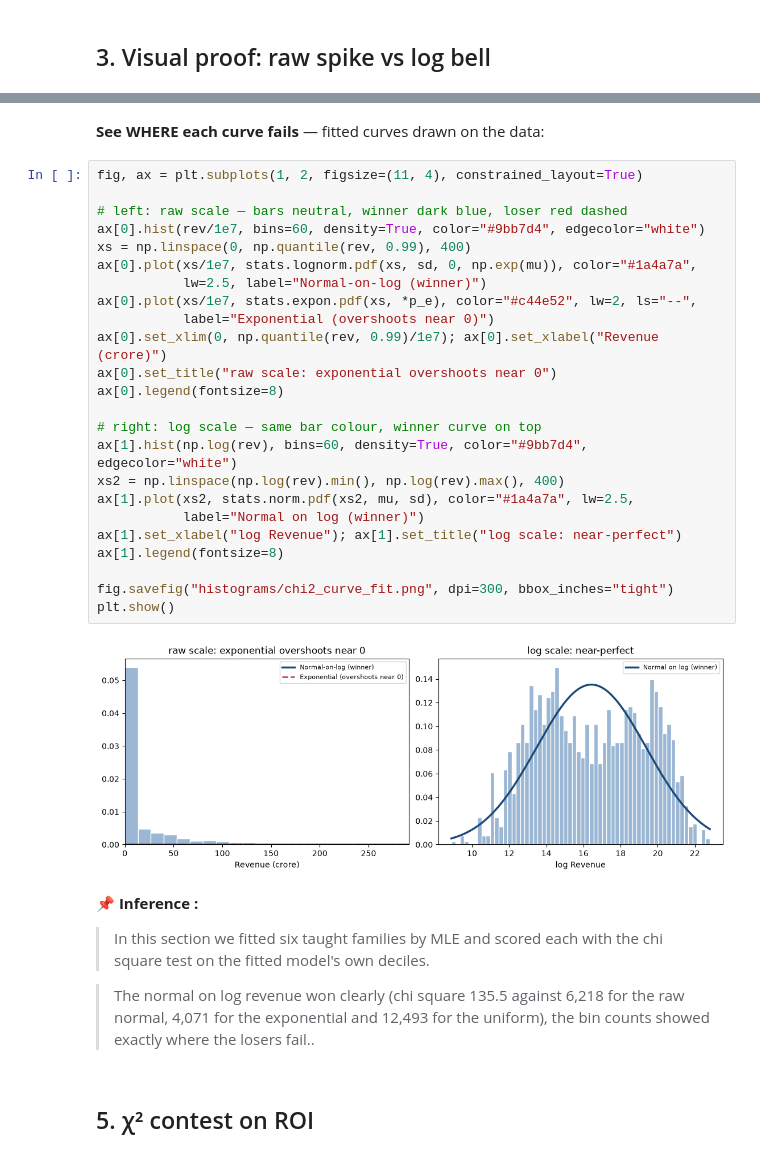
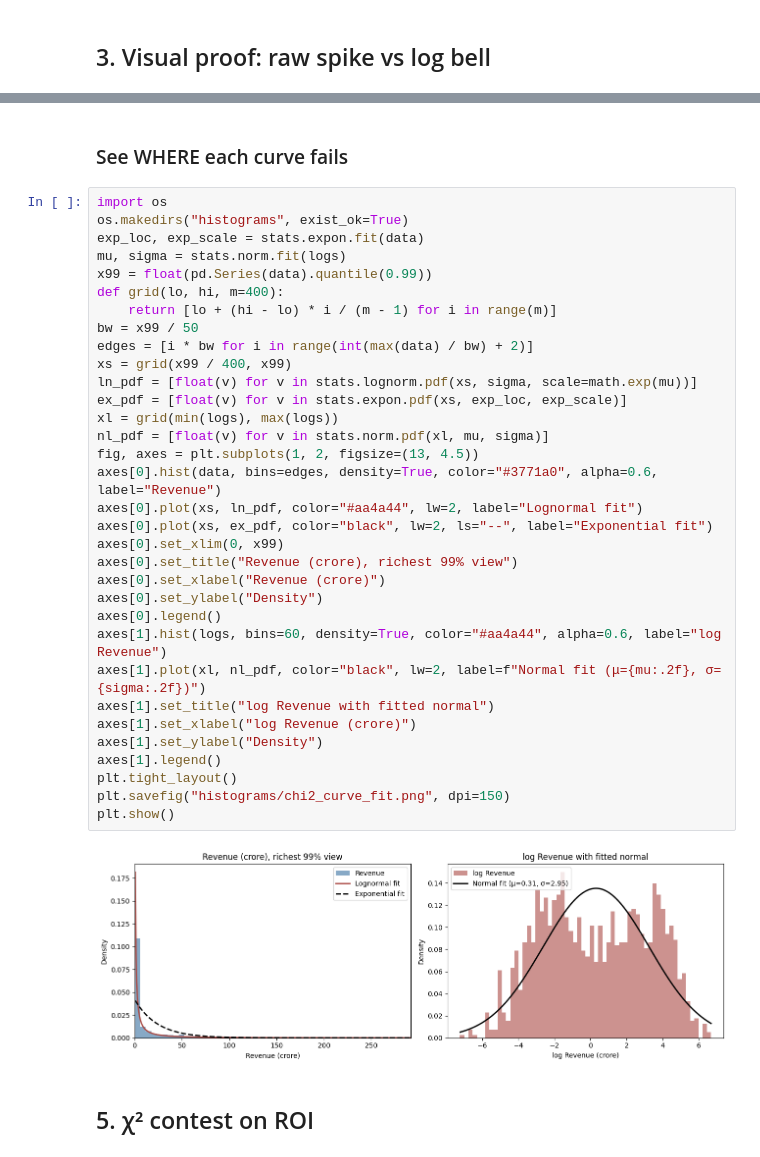
Before and after one commit to Chaos0Speed/IndianMovies, a Jupyter notebook: 3.DistributionFitting.ipynb, the cells around one changed output, grey strips where cells are left out. Cells and saved outputs as stored; diff of their text form.

```diff
--- a/3.DistributionFitting.ipynb
+++ b/3.DistributionFitting.ipynb
@@ -99,35 +117,39 @@ fitted dials: t df = 0.28 | chi2 df = 0.5
 # %% [markdown]
-**See WHERE each curve fails** — fitted curves drawn on the data:
+### See WHERE each curve fails
-# %%
-fig, ax = plt.subplots(1, 2, figsize=(11, 4), constrained_layout=True)
-
-# left: raw scale — bars neutral, winner dark blue, loser red dashed
-ax[0].hist(rev/1e7, bins=60, density=True, color="#9bb7d4", edgecolor="white")
-xs = np.linspace(0, np.quantile(rev, 0.99), 400)
-ax[0].plot(xs/1e7, stats.lognorm.pdf(xs, sd, 0, np.exp(mu)), color="#1a4a7a",
-           lw=2.5, label="Normal-on-log (winner)")
-ax[0].plot(xs/1e7, stats.expon.pdf(xs, *p_e), color="#c44e52", lw=2, ls="--",
-           label="Exponential (overshoots near 0)")
-ax[0].set_xlim(0, np.quantile(rev, 0.99)/1e7); ax[0].set_xlabel("Revenue (crore)")
-ax[0].set_title("raw scale: exponential overshoots near 0")
-ax[0].legend(fontsize=8)
-
-# right: log scale — same bar colour, winner curve on top
-ax[1].hist(np.log(rev), bins=60, density=True, color="#9bb7d4", edgecolor="white")
-xs2 = np.linspace(np.log(rev).min(), np.log(rev).max(), 400)
-ax[1].plot(xs2, stats.norm.pdf(xs2, mu, sd), color="#1a4a7a", lw=2.5,
-           label="Normal on log (winner)")
-ax[1].set_xlabel("log Revenue"); ax[1].set_title("log scale: near-perfect")
-ax[1].legend(fontsize=8)
-
-fig.savefig("histograms/chi2_curve_fit.png", dpi=300, bbox_inches="tight")
-plt.show()
-# %% [output]
-[figure, removed]
-# %% [markdown]
-**📌 Inference :**
-> In this section we fitted six taught families by MLE and scored each with the chi square test on the fitted model's own deciles.
-
-> The normal on log revenue won clearly (chi square 135.5 against 6,218 for the raw normal, 4,071 for the exponential and 12,493 for the uniform), the bin counts showed exactly where the losers fail..
+# %%
+import os
+os.makedirs("histograms", exist_ok=True)
+exp_loc, exp_scale = stats.expon.fit(data)
+mu, sigma = stats.norm.fit(logs)
+x99 = float(pd.Series(data).quantile(0.99))
+def grid(lo, hi, m=400):
+    return [lo + (hi - lo) * i / (m - 1) for i in range(m)]
+bw = x99 / 50
+edges = [i * bw for i in range(int(max(data) / bw) + 2)]
+xs = grid(x99 / 400, x99)
+ln_pdf = [float(v) for v in stats.lognorm.pdf(xs, sigma, scale=math.exp(mu))]
+ex_pdf = [float(v) for v in stats.expon.pdf(xs, exp_loc, exp_scale)]
+xl = grid(min(logs), max(logs))
+nl_pdf = [float(v) for v in stats.norm.pdf(xl, mu, sigma)]
+fig, axes = plt.subplots(1, 2, figsize=(13, 4.5))
+axes[0].hist(data, bins=edges, density=True, color="#3771a0", alpha=0.6, label="Revenue")
+axes[0].plot(xs, ln_pdf, color="#aa4a44", lw=2, label="Lognormal fit")
+axes[0].plot(xs, ex_pdf, color="black", lw=2, ls="--", label="Exponential fit")
+axes[0].set_xlim(0, x99)
+axes[0].set_title("Revenue (crore), richest 99% view")
+axes[0].set_xlabel("Revenue (crore)")
+axes[0].set_ylabel("Density")
+axes[0].legend()
+axes[1].hist(logs, bins=60, density=True, color="#aa4a44", alpha=0.6, label="log Revenue")
+axes[1].plot(xl, nl_pdf, color="black", lw=2, label=f"Normal fit (μ={mu:.2f}, σ={sigma:.2f})")
+axes[1].set_title("log Revenue with fitted normal")
+axes[1].set_xlabel("log Revenue (crore)")
+axes[1].set_ylabel("Density")
+axes[1].legend()
+plt.tight_layout()
+plt.savefig("histograms/chi2_curve_fit.png", dpi=150)
+plt.show()
+# %% [output]
+[figure, added]
 # %% [markdown]
 ## 5. χ² contest on ROI
```
Also changed, not shown: parts of 37 cells of this notebook.
